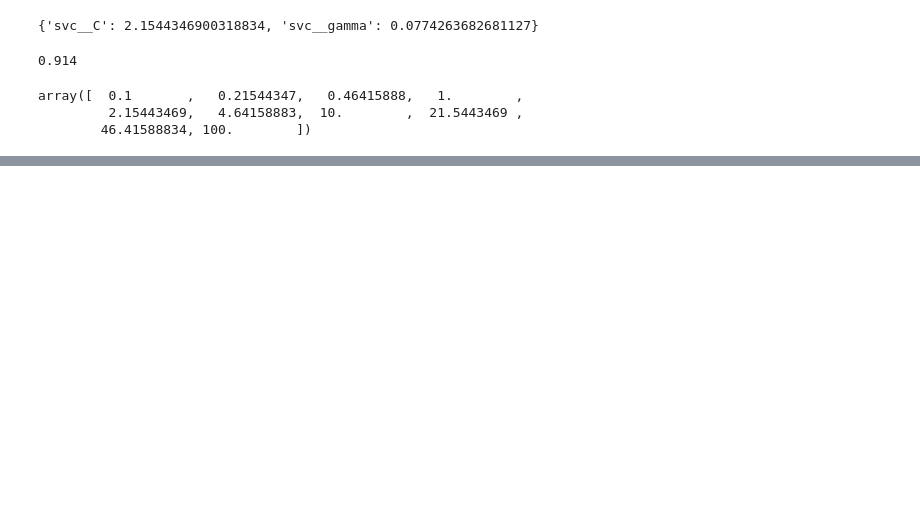
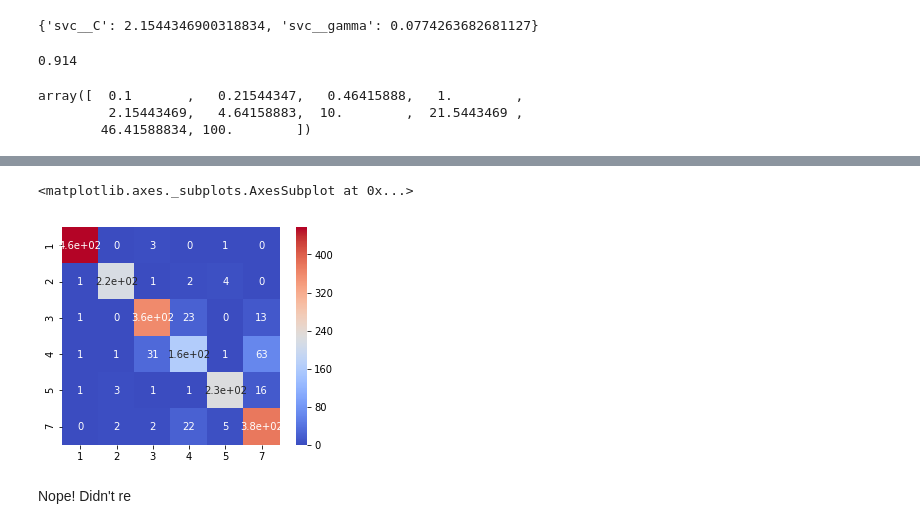
Before and after one commit to piovere/nucnotes, a Jupyter notebook: cosc528/Projects/Project05/03 - Satellite.ipynb, the cells around one changed output, grey strips where cells are left out. Saved outputs shown, nothing was run; the diff lists cells and outputs as text; code cells hidden in the pictures; blank space fills up the shorter version.

```diff
--- a/cosc528/Projects/Project05/03 - Satellite.ipynb
+++ b/cosc528/Projects/Project05/03 - Satellite.ipynb
@@ -113,0 +199,7 @@ very_fine_params = {
+# %%
+svc = Pipeline([
+    ('scale', StandardScaler()),
+    ('svc', SVC(class_weight='balanced', C=1.817499533265306, gamma=0.07343273244897959))
+])
+# %%
+svc.fit(train[xcols], train[ycol].values.ravel())
@@ -113,0 +227,11 @@ very_fine_params = {
+# %%
+sns.heatmap(
+    confusion_matrix(svc.predict(test[xcols]), test[ycol]),
+    annot=True, square=True, cmap='coolwarm',
+    xticklabels=labels, yticklabels=labels
+)
+# %% [output]
+<matplotlib.axes._subplots.AxesSubplot at 0x...>
+[figure, added]
+# %% [markdown]
+Nope! Didn't re
```
Also changed, not shown: parts of 15 cells of this notebook.
